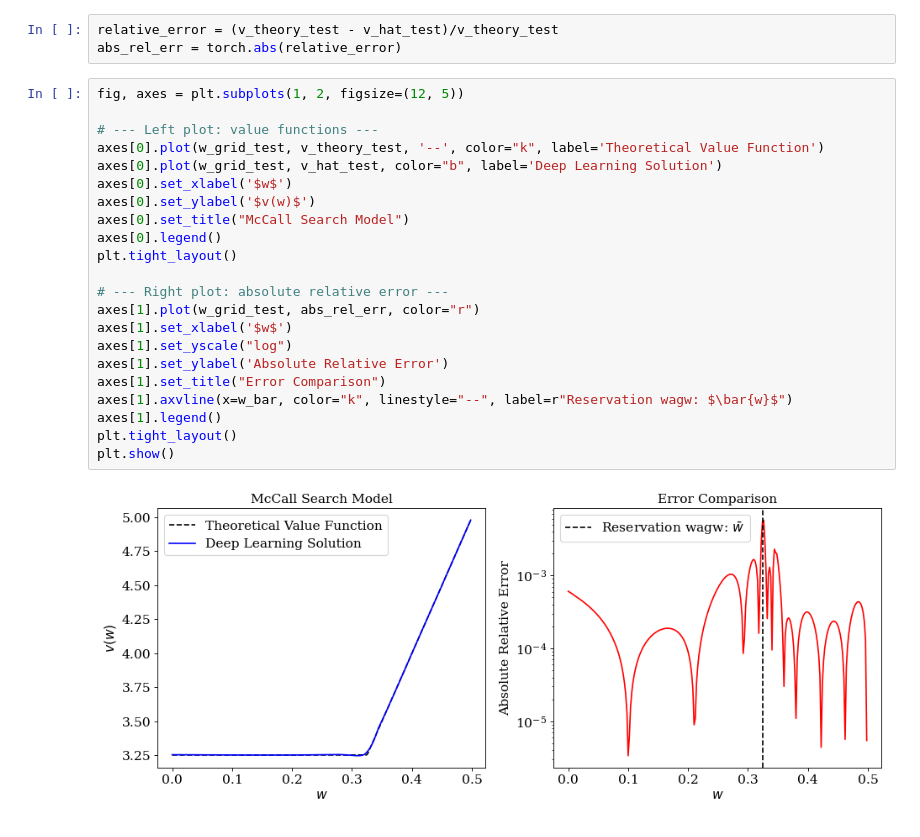
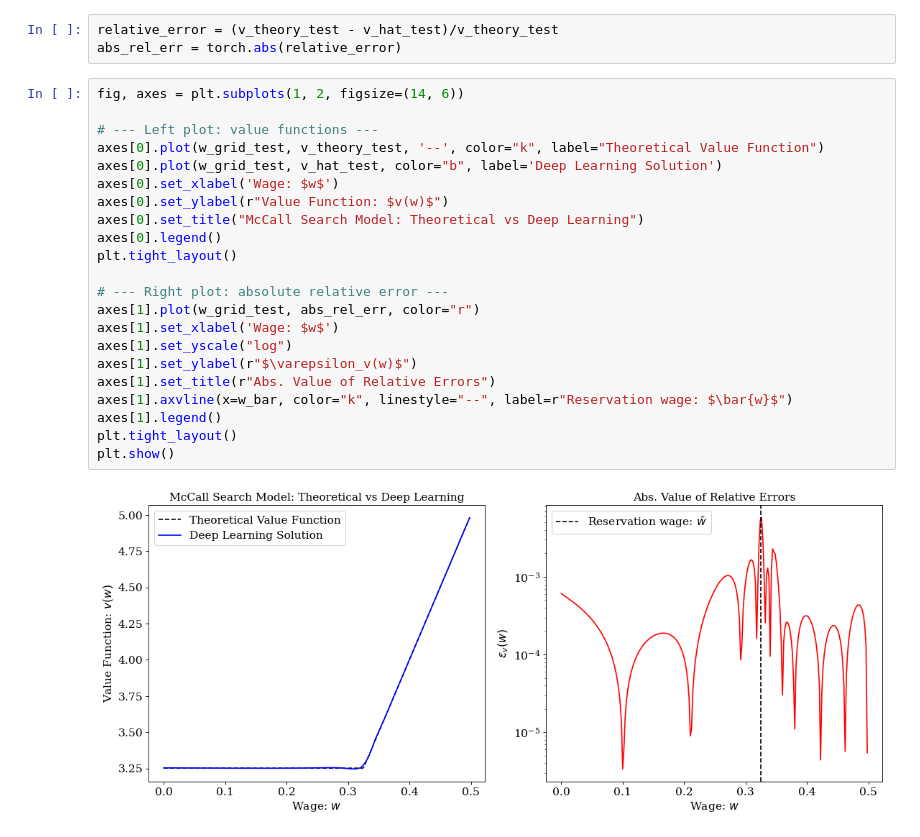
Before and after one commit to Mekahou/Notes, a Jupyter notebook: deep_learning/McCall_DL.ipynb, the cells around one changed output. Saved outputs shown, nothing was run; the diff lists cells and outputs as text.

Commit message:
McCall completely done

```diff
--- a/deep_learning/McCall_DL.ipynb
+++ b/deep_learning/McCall_DL.ipynb
@@ -254,26 +254,26 @@ v_hat_test = v_hat(w_grid_test).detach()
 relative_error = (v_theory_test - v_hat_test)/v_theory_test
 abs_rel_err = torch.abs(relative_error)
 # %%
-fig, axes = plt.subplots(1, 2, figsize=(12, 5))
+fig, axes = plt.subplots(1, 2, figsize=(14, 6))
 
 # --- Left plot: value functions ---
-axes[0].plot(w_grid_test, v_theory_test, '--', color="k", label='Theoretical Value Function')
+axes[0].plot(w_grid_test, v_theory_test, '--', color="k", label="Theoretical Value Function")
 axes[0].plot(w_grid_test, v_hat_test, color="b", label='Deep Learning Solution')
-axes[0].set_xlabel('$w$')
-axes[0].set_ylabel('$v(w)$')
-axes[0].set_title("McCall Search Model")
+axes[0].set_xlabel('Wage: $w$')
+axes[0].set_ylabel(r"Value Function: $v(w)$")
+axes[0].set_title("McCall Search Model: Theoretical vs Deep Learning")
 axes[0].legend()
 plt.tight_layout()
 
 # --- Right plot: absolute relative error ---
 axes[1].plot(w_grid_test, abs_rel_err, color="r")
-axes[1].set_xlabel('$w$')
+axes[1].set_xlabel('Wage: $w$')
 axes[1].set_yscale("log")
-axes[1].set_ylabel('Absolute Relative Error')
-axes[1].set_title("Error Comparison")
-axes[1].axvline(x=w_bar, color="k", linestyle="--", label=r"Reservation wagw: $\bar{w}$")
+axes[1].set_ylabel(r"$\varepsilon_v(w)$")
+axes[1].set_title(r"Abs. Value of Relative Errors")
+axes[1].axvline(x=w_bar, color="k", linestyle="--", label=r"Reservation wage: $\bar{w}$")
 axes[1].legend()
 plt.tight_layout()
 plt.show()
 # %% [output]
-[figure, old version]
+[figure, new version]
```
Also changed, not shown: 4 other files.
